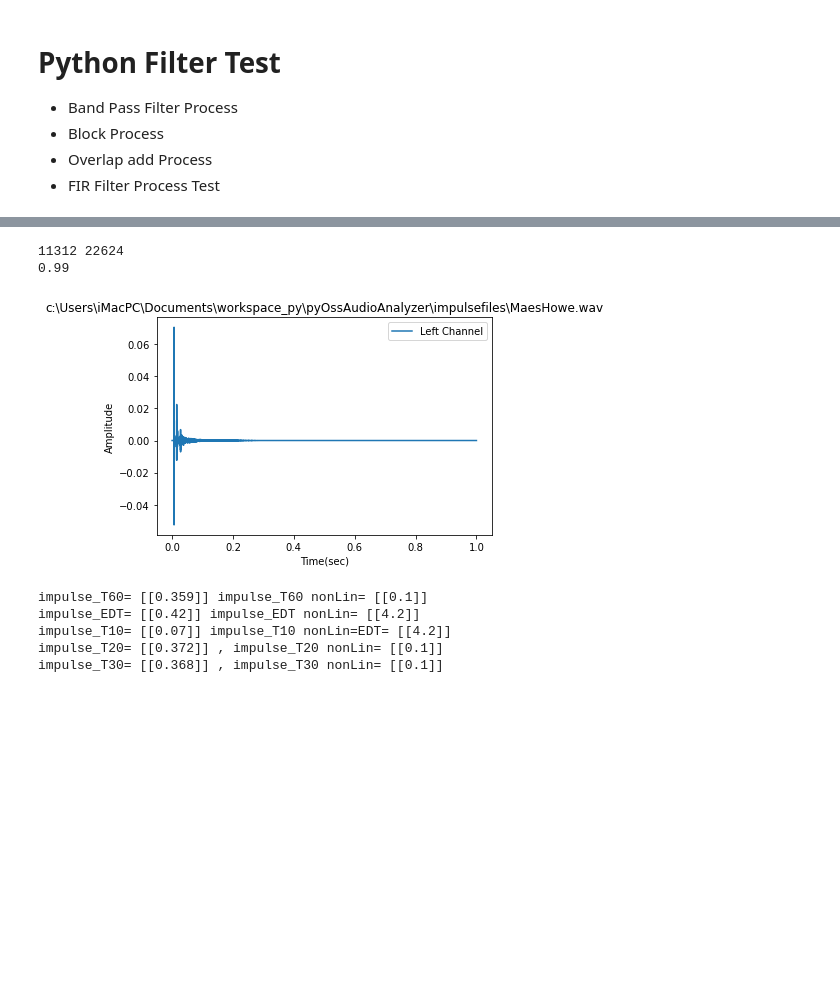
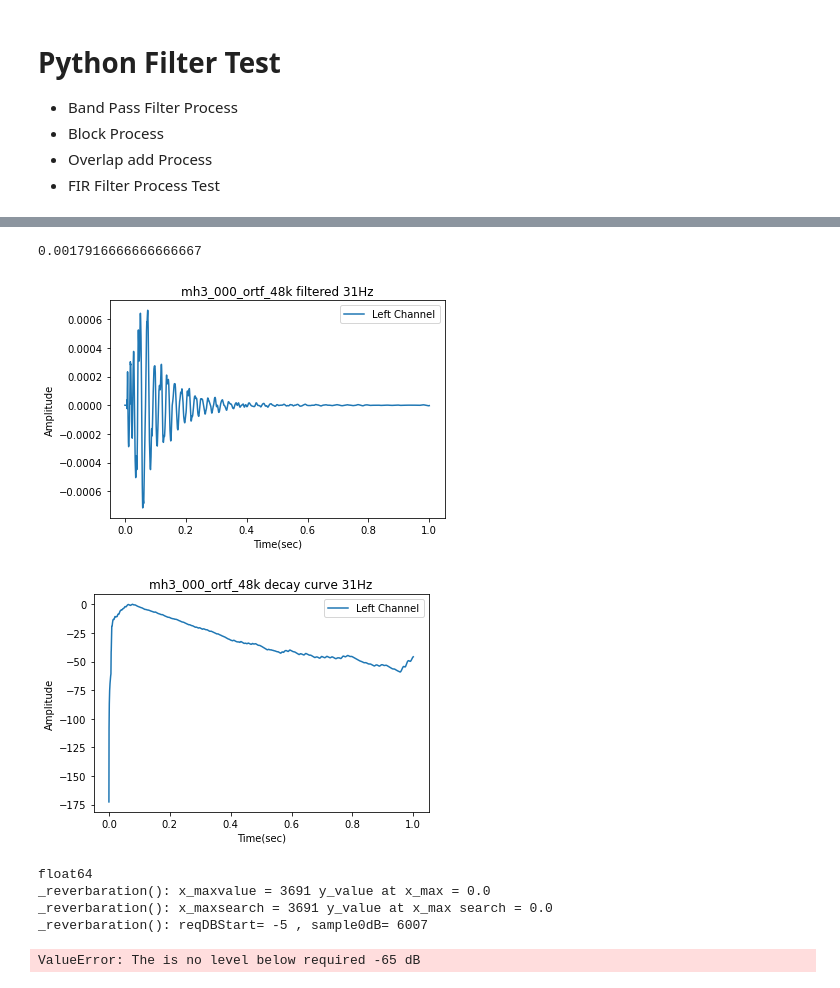
Before and after one commit to sunnyside74/pyOssAudioAnalyzer, a Jupyter notebook: ossTestFilter.ipynb, the cells around one changed output, grey strips where cells are left out. Drawn from its saved outputs; the diff is of its cells as text; code cells hidden in the pictures; blank space fills up the shorter version.

Commit message:
Filter Test 완료 및 wav저장 처리 Acoustic Parameter관련하여 RT60구하는데 -65dB까지 떨어지지 않는 임펄스에 대한 버그 수정필요

```diff
--- a/ossTestFilter.ipynb
+++ b/ossTestFilter.ipynb
@@ -102,46 +114,69 @@ AttributeError: cffi library 'C:\Users\iMacPC\anaconda3\Library\bin\sndfile.dll'
 # %%
 array_fc = [250, 500, 1000, 2000, 4000, 8000, 16000]
-num = 0
 
+# num = 0
+#
 # for fc in array_fc:
 #     band_f1, band_f2 = pyOssFilter.bp_cf_to_band_range(fc)
 #     impulse_data_filtered = pyOssFilter.bandpass_filter(impulse_data[:,0], band_f1, band_f2, impulse_struct_fmt.fs, order=5)
 #     impulse_decaycurve = room.decayCurve(impulse_data_filtered[:,0], impulse_time, impulse_struct_fmt.fs)
 #     impulse_t60, impulse_t60nonLin = room.T60(impulse_decaycurve, impulse_struct_fmt.fs)
 #     dbg.dPlotAudio(impulse_struct_fmt.fs, impulse_data_filtered, impulse_fname, "Left Channel", "Time(sec)", "Amplitude")
 #     num = num + 1
-
+#
 # for fc in array_fc:
 #     band_f1, band_f2 = pyOssFilter.bp_cf_to_band_range(fc)
 #     audio_data_filtered = pyOssFilter.bandpass_filter(audio_data[:,0], band_f1, band_f2, audio_struct_fmt.fs, order=5)
 #     dbg.dPlotAudio(audio_struct_fmt.fs, audio_data_filtered, audio_fname, "Left Channel", "Time(sec)", "Amplitude")
 #     num = num + 1
 
-band_f1, band_f2 = pyOssFilter.bp_cf_to_band_range(16000)
-impulse_data_filtered = pyOssFilter.bandpass_filter(impulse_data[:,0], band_f1, band_f2, impulse_struct_fmt.fs, order=5)
-dbg.dPlotAudio(impulse_struct_fmt.fs, impulse_data_filtered, impulse_fname, "Left Channel", "Time(sec)", "Amplitude")
+fc = 31
+
+band_f1, band_f2 = pyOssFilter.bp_cf_to_band_range(fc)
+
+# Band Pass Filter Butterworth 5th order
+impulse_data_filtered = pyOssFilter.bandpass_filter(impulse_data[:,0], band_f1, band_f2, impulse_struct_fmt.fs, order=2)
+
+# Band Pass Filter FIR Hamming
+# firtab = 128
+# if band_f2 > 20000:
+#     band_f2 = 20000
+# coef_fir1 = np.float32(sig.firwin(firtab, [band_f1, band_f2], pass_zero=False, fs=audio_struct_fmt.fs))
+# impulse_data_filtered = sig.fftconvolve(impulse_data[:,0], coef_fir1)
+
+dbg.dPlotAudio(impulse_struct_fmt.fs, impulse_data_filtered, wav_fname_impulse + ' filtered ' + str(fc) + 'Hz', "Left Channel", "Time(sec)", "Amplitude")
 
 impulse_decaycurve = room.decayCurve(impulse_data_filtered, impulse_time, impulse_struct_fmt.fs)
+dbg.dPlotAudio(impulse_struct_fmt.fs, impulse_decaycurve, wav_fname_impulse + ' decay curve ' + str(fc) + 'Hz', "Left Channel", "Time(sec)", "Amplitude")
+print(impulse_decaycurve.dtype)
+
 impulse_t60, impulse_t60nonLin = room.T60(impulse_decaycurve, impulse_struct_fmt.fs)
-impulse_EDT, impulse_EDTnonLin = room.EDT(impulse_decaycurve, impulse_struct_fmt.fs)
-impulse_t20, impulse_t20nonLin = room.T20(impulse_decaycurve, impulse_struct_fmt.fs)
-impulse_t30, impulse_t30nonLin = room.T30(impulse_decaycurve, impulse_struct_fmt.fs)
-impulse_t20, impulse_t20nonLin = room.T20(impulse_decaycurve, impulse_struct_fmt.fs)
-impulse_t30, impulse_t30nonLin = room.T30(impulse_decaycurve, impulse_struct_fmt.fs)
-print("impulse_T60=", impulse_t60, "impulse_T60 nonLin=", impulse_t60nonLin)            # for Debug
-print("impulse_EDT=", impulse_EDT, "impulse_EDT nonLin=", impulse_EDTnonLin)            # for Debug
-print("impulse_T10=", impulse_EDT/6, "impulse_T10 nonLin=EDT=", impulse_EDTnonLin)      # for Debug
-print("impulse_T20=", impulse_t20, ", impulse_T20 nonLin=", impulse_t20nonLin)          # for Debug
-print("impulse_T30=", impulse_t30, ", impulse_T30 nonLin=", impulse_t30nonLin)          # for Debug
+# impulse_EDT, impulse_EDTnonLin = room.EDT(impulse_decaycurve, impulse_struct_fmt.fs)
+# impulse_t20, impulse_t20nonLin = room.T20(impulse_decaycurve, impulse_struct_fmt.fs)
+# impulse_t30, impulse_t30nonLin = room.T30(impulse_decaycurve, impulse_struct_fmt.fs)
+# impulse_t20, impulse_t20nonLin = room.T20(impulse_decaycurve, impulse_struct_fmt.fs)
+# impulse_t30, impulse_t30nonLin = room.T30(impulse_decaycurve, impulse_struct_fmt.fs)
+# print("impulse_T60=", impulse_t60, "impulse_T60 nonLin=", impulse_t60nonLin)            # for Debug
+# print("impulse_EDT=", impulse_EDT, "impulse_EDT nonLin=", impulse_EDTnonLin)            # for Debug
+# print("impulse_T10=", impulse_EDT/6, "impulse_T10 nonLin=EDT=", impulse_EDTnonLin)      # for Debug
+# print("impulse_T20=", impulse_t20, "impulse_T20 nonLin=", impulse_t20nonLin)          # for Debug
+# print("impulse_T30=", impulse_t30, "impulse_T30 nonLin=", impulse_t30nonLin)          # for Debug
+
+# impulse_C50 = room.C50(impulse_data_filtered, impulse_struct_fmt.fs)
+# impulse_C80 = room.C80(impulse_data_filtered, impulse_struct_fmt.fs)
+# impulse_D50 = room.D50(impulse_data_filtered, impulse_struct_fmt.fs)
+# print("impulse_C50=", impulse_C50)         # for Debug
+# print("impulse_C80=", impulse_C80)         # for Debug
+# print("impulse_D50=", impulse_D50)         # for Debug
 # %% [output]
-11312 22624
-0.99
+0.0017916666666666667
-[figure, old version]
+[figure, new version]
+[figure, added]
-impulse_T60= [[0.359]] impulse_T60 nonLin= [[0.1]]
-impulse_EDT= [[0.42]] impulse_EDT nonLin= [[4.2]]
-impulse_T10= [[0.07]] impulse_T10 nonLin=EDT= [[4.2]]
-impulse_T20= [[0.372]] , impulse_T20 nonLin= [[0.1]]
-impulse_T30= [[0.368]] , impulse_T30 nonLin= [[0.1]]
+float64
+_reverbaration(): x_maxvalue = 3691 y_value at x_max = 0.0
+_reverbaration(): x_maxsearch = 3691 y_value at x_max search = 0.0
+_reverbaration(): reqDBStart= -5 , sample0dB= 6007
+ValueError: The is no level below required -65 dB
 # %%
 # FIR Filter Test
 array_fc = [250, 500, 1000, 2000, 4000, 8000, 16000]
```
Also changed, not shown: parts of 4 cells of this notebook, 4 other files.
